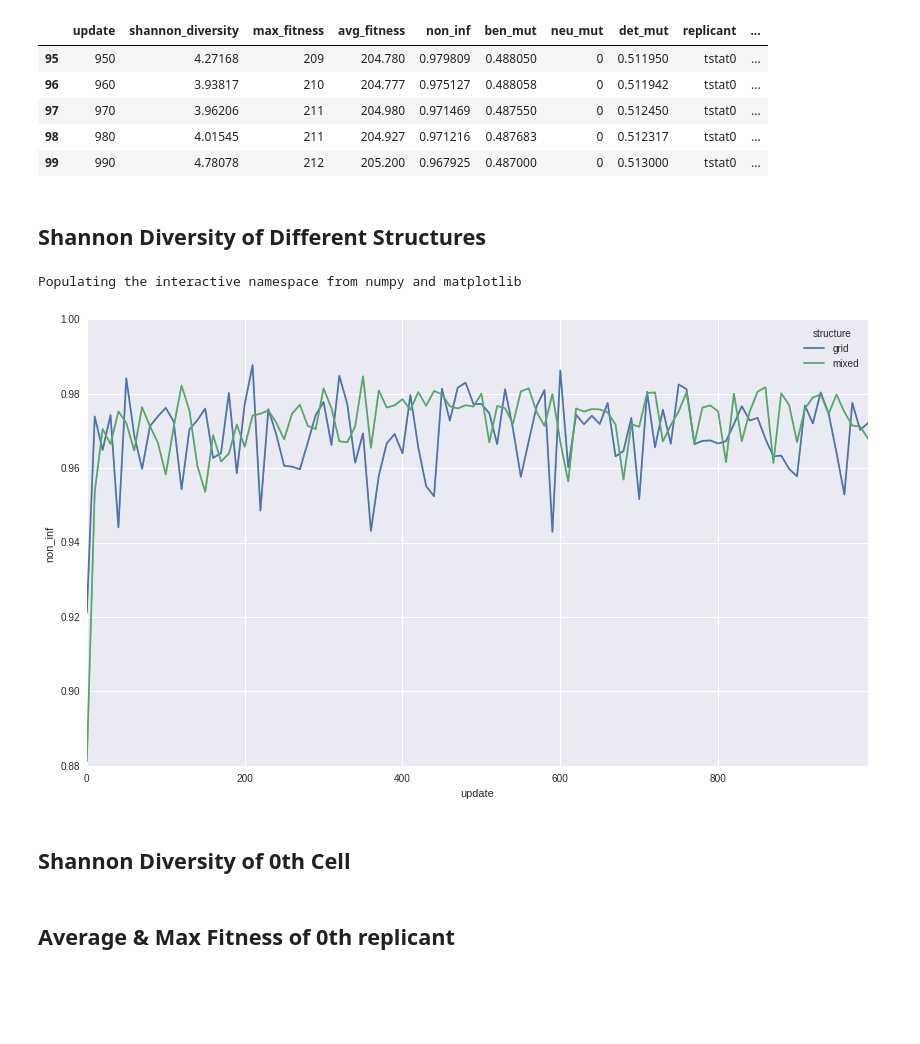
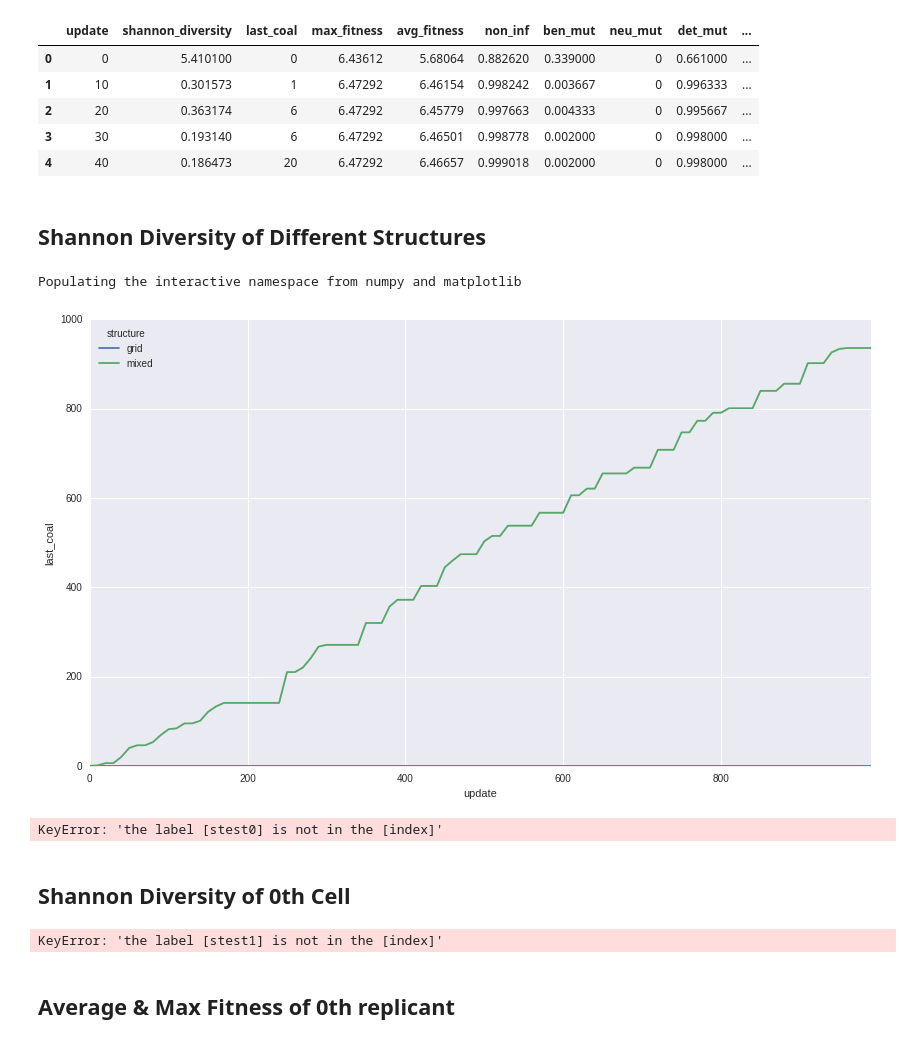
Before and after one commit to devosoft/Empirical, a Jupyter notebook: examples/evo/replica_runs_analysis.ipynb, the cells around one changed output. Cells and saved outputs as stored; diff of their text form; code cells hidden in the pictures; blank space fills up the shorter version.

Commit message:
Fixed segfault, broke grid last_coal

```diff
--- a/examples/evo/replica_runs_analysis.ipynb
+++ b/examples/evo/replica_runs_analysis.ipynb
@@ -3,7 +3,7 @@ import pandas as pd
 loaded_grid = []
 loaded_mixed = []
 
-prefix = "tstat"
+prefix = "stest"
 num_files = 1
 headers = ["{0}{1}".format(prefix, i) for i in range(num_files)]
 for i in range(num_files):
@@ -22,45 +22,50 @@ squished_grid = pd.concat(loaded_grid, axis=0)
 squished_grid['structure'] = "grid"
 squished_mixed = pd.concat(loaded_mixed, axis=0)
 squished_mixed['structure'] = "mixed"
+squished_mixed.set_index(["update"])
 
 
 super_squished = pd.concat([squished_grid, squished_mixed])
-squished_mixed.tail()
+squished_mixed.head()
 # %% [output]
-|  | update | shannon_diversity | max_fitness | avg_fitness | non_inf | ben_mut | neu_mut | det_mut | replicant | ... |
-| 95 | 950 | 4.27168 | 209 | 204.780 | 0.979809 | 0.488050 | 0 | 0.511950 | tstat0 | ... |
-| 96 | 960 | 3.93817 | 210 | 204.777 | 0.975127 | 0.488058 | 0 | 0.511942 | tstat0 | ... |
-| 97 | 970 | 3.96206 | 211 | 204.980 | 0.971469 | 0.487550 | 0 | 0.512450 | tstat0 | ... |
-| 98 | 980 | 4.01545 | 211 | 204.927 | 0.971216 | 0.487683 | 0 | 0.512317 | tstat0 | ... |
-| 99 | 990 | 4.78078 | 212 | 205.200 | 0.967925 | 0.487000 | 0 | 0.513000 | tstat0 | ... |
+|  | update | shannon_diversity | last_coal | max_fitness | avg_fitness | non_inf | ben_mut | neu_mut | det_mut | ... |
+| 0 | 0 | 5.410100 | 0 | 6.43612 | 5.68064 | 0.882620 | 0.339000 | 0 | 0.661000 | ... |
+| 1 | 10 | 0.301573 | 1 | 6.47292 | 6.46154 | 0.998242 | 0.003667 | 0 | 0.996333 | ... |
+| 2 | 20 | 0.363174 | 6 | 6.47292 | 6.45779 | 0.997663 | 0.004333 | 0 | 0.995667 | ... |
+| 3 | 30 | 0.193140 | 6 | 6.47292 | 6.46501 | 0.998778 | 0.002000 | 0 | 0.998000 | ... |
+| 4 | 40 | 0.186473 | 20 | 6.47292 | 6.46657 | 0.999018 | 0.002000 | 0 | 0.998000 | ... |
 # %% [markdown]
 Shannon Diversity of Different Structures
 --------------------------------
 # %%
 import seaborn as sns
 import numpy as np
 import matplotlib.pyplot as plt
 %matplotlib inline
 %pylab inline
 pylab.rcParams['figure.figsize'] = (14, 8)
 
 graphnum = 1
 
 #sns.set(style="white", palette="muted", color_codes=True)
 #sns.distplot(squish_grid.loc["{}0".format(prefix, graphnum)]["shannon_diversity"], bins=10)
 #plt.plot(squish_grid.loc["{}0".format(prefix)]["shannon_diversity"])
-ax = sns.tsplot(time="update", value="non_inf", unit="replicant", condition="structure", data=super_squished)
+ax = sns.tsplot(time="update", value="last_coal", unit="replicant", condition="structure", data=super_squished)
 # %% [output]
 Populating the interactive namespace from numpy and matplotlib
-[figure, old version]
+[figure, new version]
 # %%
-plt.plot(squish_mixed.loc["{}0".format(prefix)]["shannon_diversity"])
+plt.plot(squished_mixed.loc["{}0".format(prefix)]["shannon_diversity"])
+# %% [output]
+KeyError: 'the label [stest0] is not in the [index]'
 # %% [markdown]
 Shannon Diversity of 0th Cell
 -----------------------------
 # %%
 plt.plot(super_squished.loc["{0}1".format(prefix, graphnum)]["ShannonDiversity"])
 plt.show()
+# %% [output]
+KeyError: 'the label [stest1] is not in the [index]'
 # %% [markdown]
 Average & Max Fitness of 0th replicant
 --------------------------------------
```
Also changed, not shown: 5 other files.
